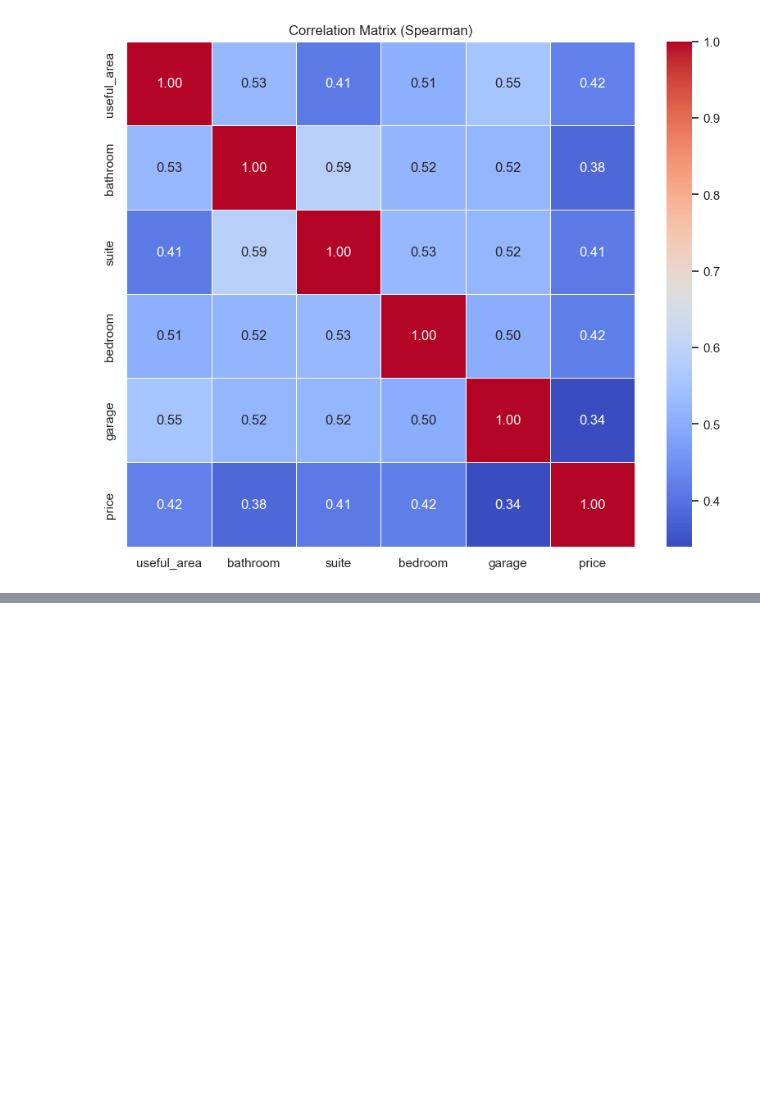
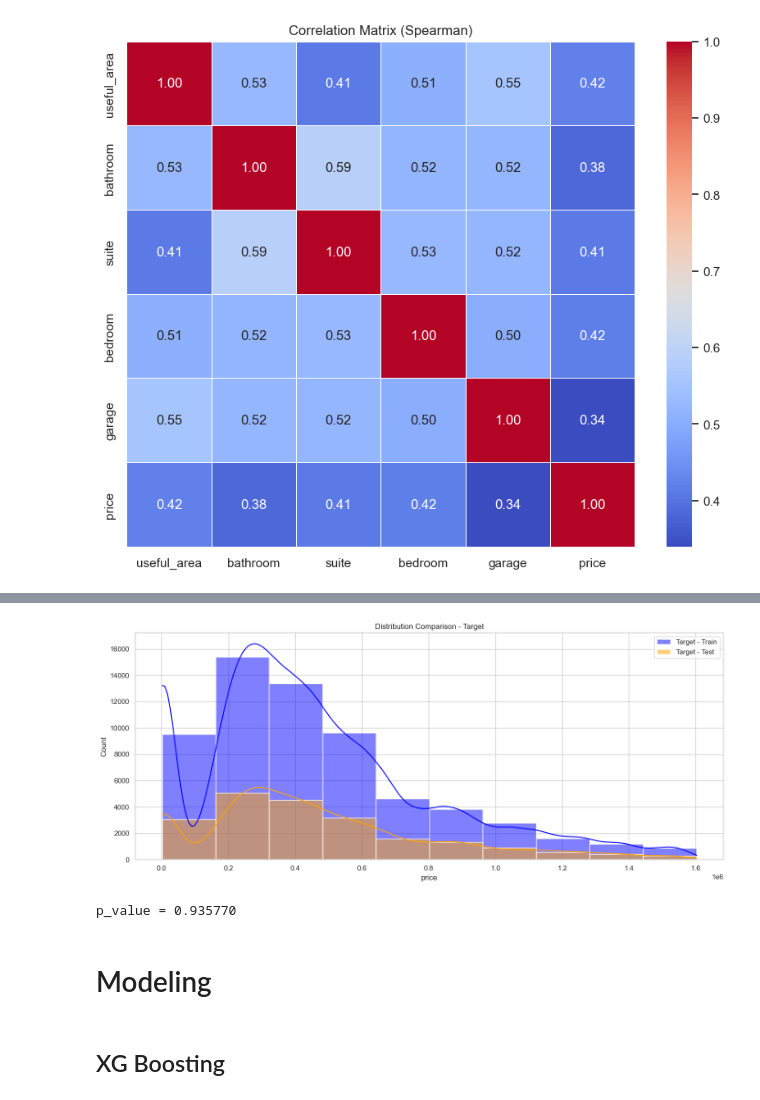
Before and after one commit to Paullo-Santtos/House-Price-Prediction, a Jupyter notebook: hpp-model/notebooks/EDA.ipynb, the cells around one changed output, grey strips where cells are left out. Cells and saved outputs as stored; diff of their text form; code cells hidden in the pictures; blank space fills up the shorter version.

```diff
--- a/hpp-model/notebooks/EDA.ipynb
+++ b/hpp-model/notebooks/EDA.ipynb
@@ -440,0 +449,24 @@ correlation_matrix(hp_data_no_outliers, method='spearman')
+# %%
+def split_train_test(data: pd.DataFrame, target_column: str, test_size: float = 0.2, random_state: int = None):
+    """
+    Splits a dataset into training and testing parts.
+
+    Parameters:
+    - data (pd.DataFrame): The DataFrame containing the data.
+    - target_column (str): The name of the target column.
+    - test_size (float): The proportion of the test set (default: 0.2).
+    - random_state (int): Seed for reproducibility of random split (default: None).
+
+    Returns:
+    - train_data (pd.DataFrame): Training part of the dataset.
+    - test_data (pd.DataFrame): Testing part of the dataset.
+    - train_target (pd.Series): Target corresponding to the training part.
+    - test_target (pd.Series): Target corresponding to the testing part.
+    """
+    features = data.drop(columns=[target_column])
+    target = data[target_column]
+
+    train_data, test_data, train_target, test_target = train_test_split(
+        features, target, test_size=test_size, random_state=random_state)
+
+    return train_data, test_data, train_target, test_target
@@ -440,0 +527,15 @@ correlation_matrix(hp_data_no_outliers, method='spearman')
+# %%
+sns.histplot(train_target, label='Target - Train', kde=True, color='blue', bins=10)
+sns.histplot(test_target, label='Target - Test', kde=True, color='orange', bins=10)
+plt.title(f'Distribution Comparison - Target')
+plt.legend()
+
+plt.tight_layout()
+plt.show()
+
+train_target_sample = train_target.sample(1000, random_state=666)
+test_target_sample = test_target.sample(1000, random_state=666)
+
+ks_statistic, p_value = ks_2samp(train_target_sample, test_target_sample)
+print(f'p_value = {p_value:3f}')
+# %% [output]
@@ -440,0 +543,6 @@ correlation_matrix(hp_data_no_outliers, method='spearman')
+[figure, added]
+p_value = 0.935770
+# %% [markdown]
+# Modeling
+# %% [markdown]
+## XG Boosting
```
Also changed, not shown: parts of 20 cells of this notebook.
